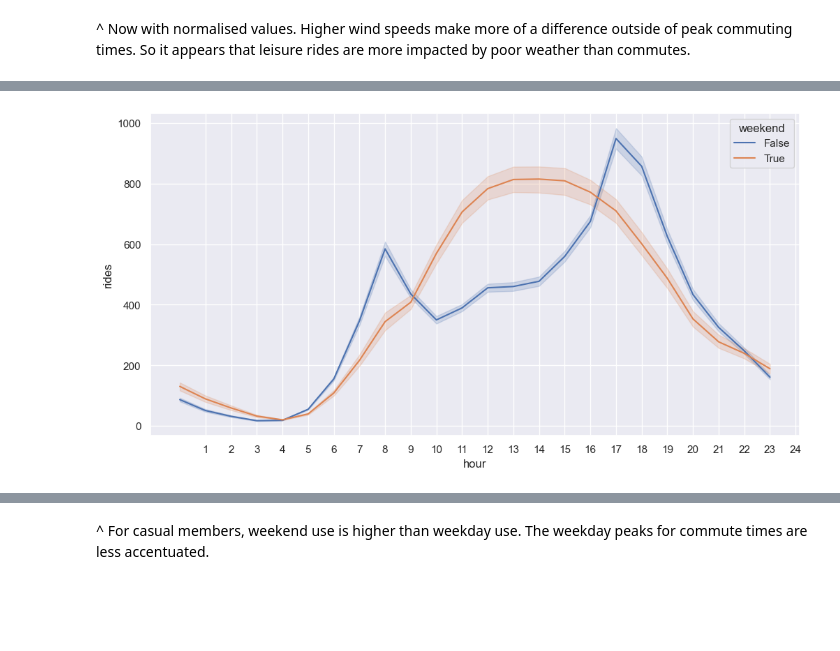
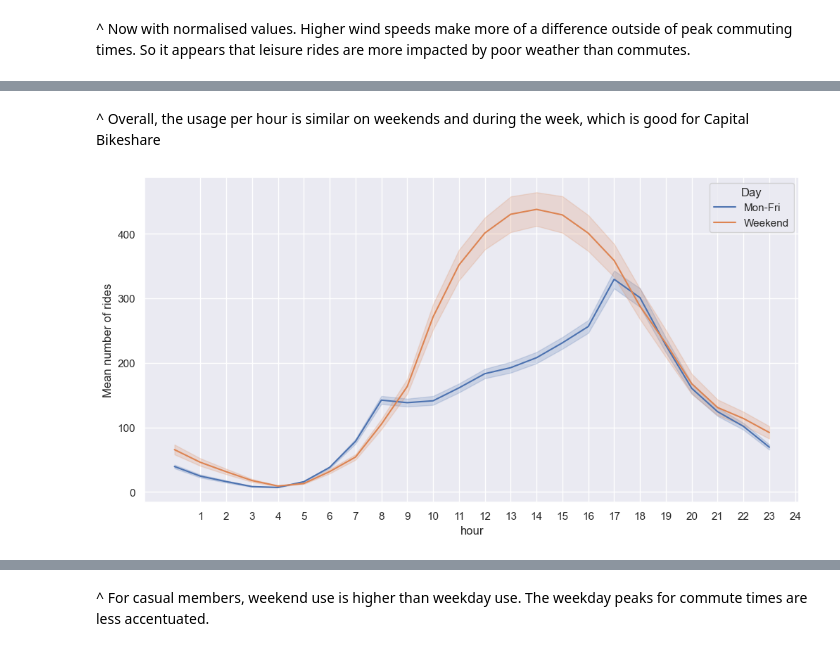
Before and after one commit to Paul-Sabin/Capital-Bikeshare, a Jupyter notebook: Bikeshare EDA.ipynb, the cells around one changed output, grey strips where cells are left out. Saved outputs shown, nothing was run; the diff lists cells and outputs as text; code cells hidden in the pictures; blank space fills up the shorter version.

Commit message:
Modified EDA plots

```diff
--- a/Bikeshare EDA.ipynb
+++ b/Bikeshare EDA.ipynb
@@ -742,13 +781,25 @@ plt.show()
+# %% [markdown]
+^ Overall, the usage per hour is similar on weekends and during the week, which is good for Capital Bikeshare
 # %%
 # Set the figure size
 plt.figure(figsize=(12, 6))
 
-sns.lineplot(x='hour', y='rides', hue='weekend', data=hour_weather)
+# Create the lineplot and store the AxesSubplot object
+day_lines = sns.lineplot(x='hour', y='casual', hue='weekend', data=hour_weather)
+
+# Set the y-axis label
+day_lines.set_ylabel("Mean number of rides")
+
+# Get the original legend handles and labels
+handles, labels = day_lines.get_legend_handles_labels()
+
+# Customize the legend
+day_lines.legend(handles=handles, labels=['Mon-Fri', 'Weekend'], title='Day')
 
 # Set x-axis ticks to display all hours
 plt.xticks(range(1, 25))
 
 # Show the plot
 plt.show()
 # %% [output]
-[figure, old version]
+[figure, new version]
```
Also changed, not shown: parts of 6 cells of this notebook.
